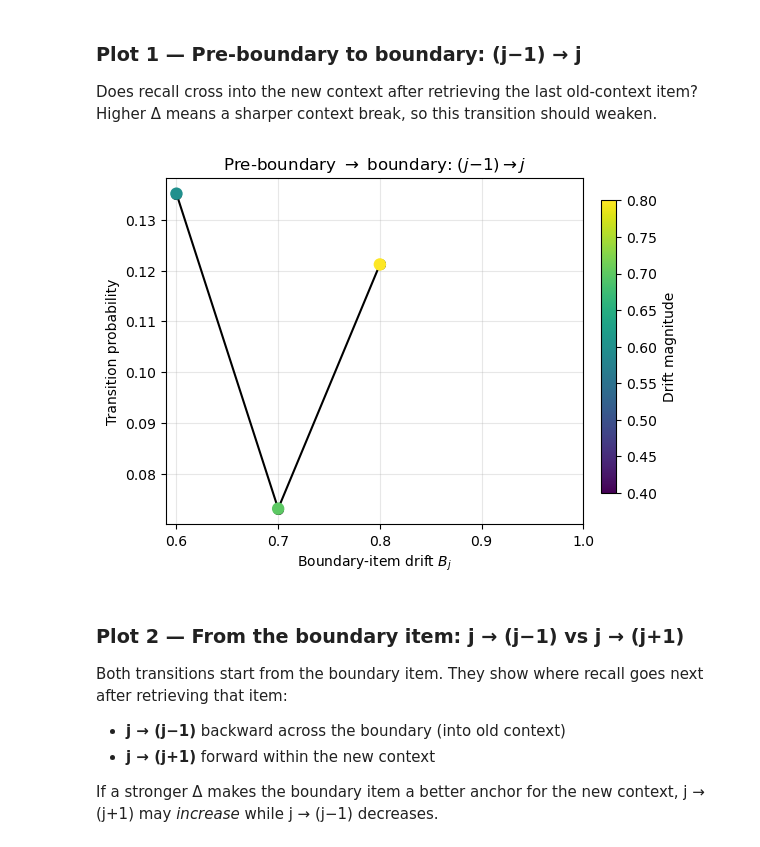
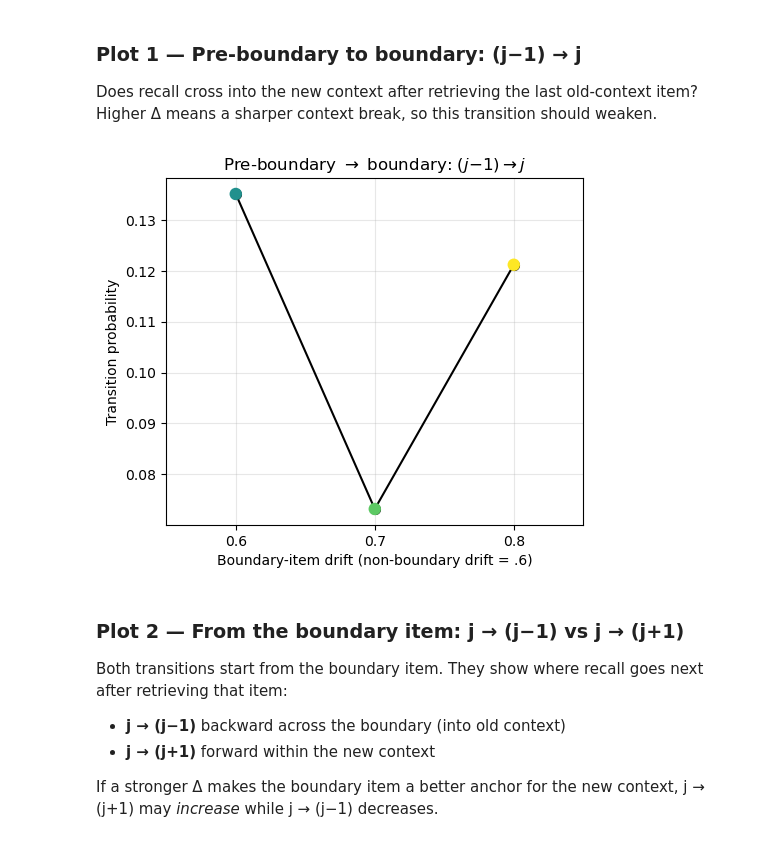
Before and after one commit to beaverjuly/PTSD_MemorySegmentation, a Jupyter notebook: external/CMR_SEM/CMR_boundary_sim/CMR boundary sim .ipynb, the cells around one changed output. Saved outputs shown, nothing was run; the diff lists cells and outputs as text; code cells hidden in the pictures.

Commit message:
add boundary_sim reference

```diff
--- a/external/CMR_SEM/CMR_boundary_sim/CMR boundary sim .ipynb
+++ b/external/CMR_SEM/CMR_boundary_sim/CMR boundary sim .ipynb
@@ -269,27 +269,23 @@ so this transition should weaken.
 # %%
 fig, ax = plt.subplots(figsize=(6, 4.5))
 fig.subplots_adjust(right=0.82)
 
 y = [h1_pre_to_bdy[f'Δ = {d:.1f}'] for d in h1_deltas]
 point_c = [cmap(DRIFT_NORM(v)) for v in h1_x_drift]
 
 ax.plot(h1_x_drift, y, lw=1.5, color='black', marker='o', ms=7, zorder=2)
 ax.scatter(h1_x_drift, y, c=point_c, s=80, edgecolor='none', zorder=3)
 
-ax.set_xlabel(r'Boundary-item drift $B_j$')
+ax.set_xlabel(r'Boundary-item drift (non-boundary drift = .6)')
 ax.set_ylabel('Transition probability')
 ax.set_title(r'Pre-boundary $\to$ boundary: $(j{-}1) \to j$')
-ax.set_xticks([0.6, 0.7, 0.8, 0.9, 1.0])
+ax.set_xlim(0.55, 0.85)
+ax.set_xticks([0.6, 0.7, 0.8])
 ax.grid(alpha=0.3)
 
-cax = fig.add_axes([0.85, 0.18, 0.025, 0.65])
-sm = mpl.cm.ScalarMappable(norm=DRIFT_NORM, cmap=cmap)
-sm.set_array([])
-fig.colorbar(sm, cax=cax).set_label('Boundary Drift (non-boundary drift = .6)')
-
 plt.show()
 # %% [output]
-[figure, old version]
+[figure, new version]
 # %% [markdown]
 ### Plot 2 — From the boundary item: j → (j−1) vs j → (j+1)
 
```
Also changed, not shown: parts of 5 cells of this notebook, 3 other files.
